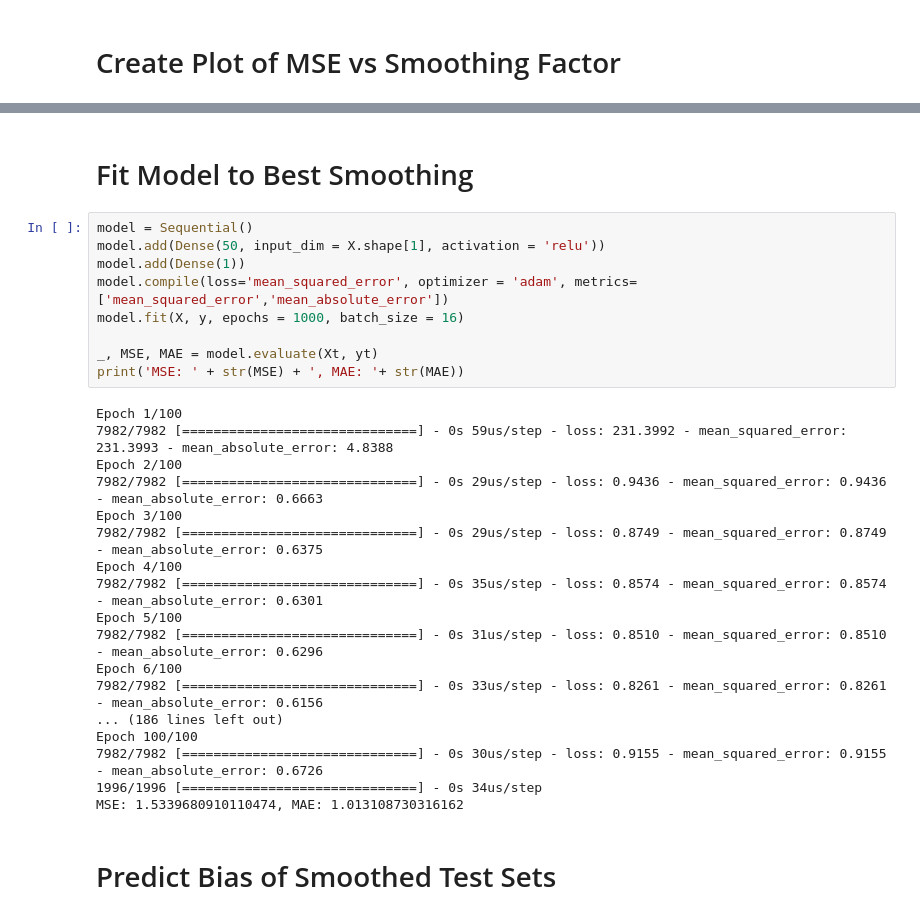
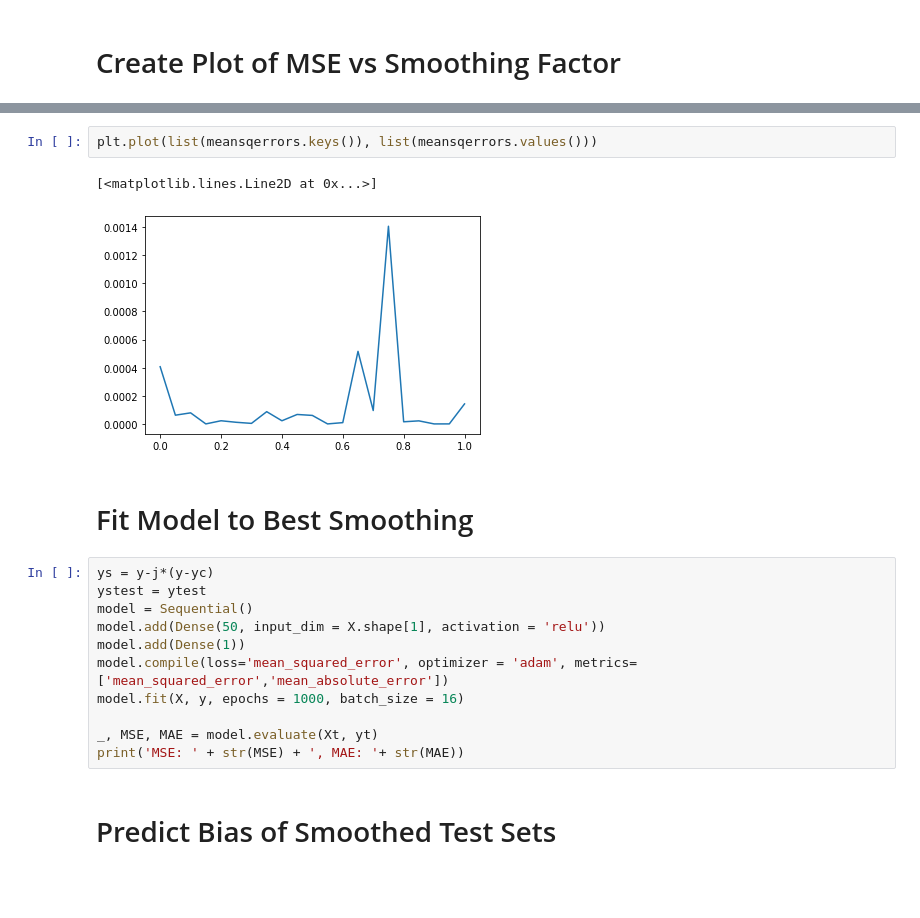
Before and after one commit to astupinski/MLproject, a Jupyter notebook: project_proposal.ipynb, the cells around one changed output, grey strips where cells are left out. Saved outputs shown, nothing was run; the diff lists cells and outputs as text; blank space fills up the shorter version.

```diff
--- a/project_proposal.ipynb
+++ b/project_proposal.ipynb
@@ -373,6 +356,13 @@ KeyboardInterrupt:
+# %%
+plt.plot(list(meansqerrors.keys()), list(meansqerrors.values()))
+# %% [output]
+[<matplotlib.lines.Line2D at 0x...>]
+[figure, added]
 # %% [markdown]
 # Fit Model to Best Smoothing
 # %%
+ys = y-j*(y-yc)
+ystest = ytest
 model = Sequential()
 model.add(Dense(50, input_dim = X.shape[1], activation = 'relu'))
 model.add(Dense(1))
@@ -381,24 +371,6 @@ model.fit(X, y, epochs = 1000, batch_size = 16)
 
 _, MSE, MAE = model.evaluate(Xt, yt)
 print('MSE: ' + str(MSE) + ', MAE: '+ str(MAE))
-# %% [output]
-Epoch 1/100
-7982/7982 [==============================] - 0s 59us/step - loss: 231.3992 - mean_squared_error: 231.3993 - mean_absolute_error: 4.8388
-Epoch 2/100
-7982/7982 [==============================] - 0s 29us/step - loss: 0.9436 - mean_squared_error: 0.9436 - mean_absolute_error: 0.6663
-Epoch 3/100
-7982/7982 [==============================] - 0s 29us/step - loss: 0.8749 - mean_squared_error: 0.8749 - mean_absolute_error: 0.6375
-Epoch 4/100
-7982/7982 [==============================] - 0s 35us/step - loss: 0.8574 - mean_squared_error: 0.8574 - mean_absolute_error: 0.6301
-Epoch 5/100
-7982/7982 [==============================] - 0s 31us/step - loss: 0.8510 - mean_squared_error: 0.8510 - mean_absolute_error: 0.6296
-Epoch 6/100
-7982/7982 [==============================] - 0s 33us/step - loss: 0.8261 - mean_squared_error: 0.8261 - mean_absolute_error: 0.6156
-... (186 lines left out)
-Epoch 100/100
-7982/7982 [==============================] - 0s 30us/step - loss: 0.9155 - mean_squared_error: 0.9155 - mean_absolute_error: 0.6726
-1996/1996 [==============================] - 0s 34us/step
-MSE: 1.5339680910110474, MAE: 1.013108730316162
 # %% [markdown]
 # Predict Bias of Smoothed Test Sets
 # %%
```
Also changed, not shown: parts of 13 cells of this notebook.
